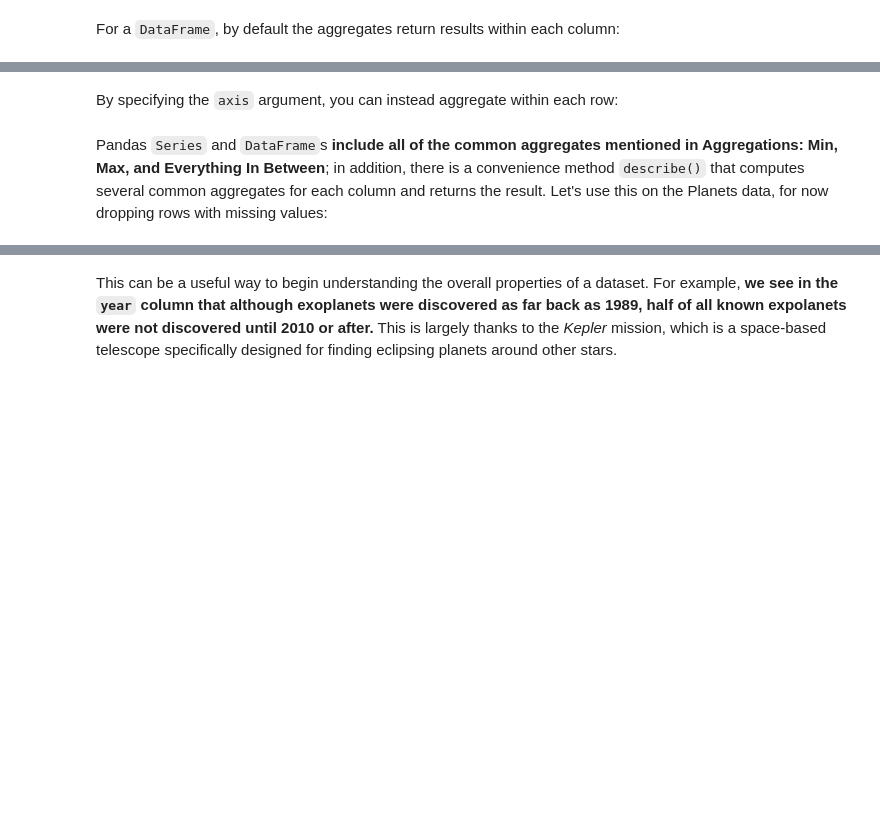
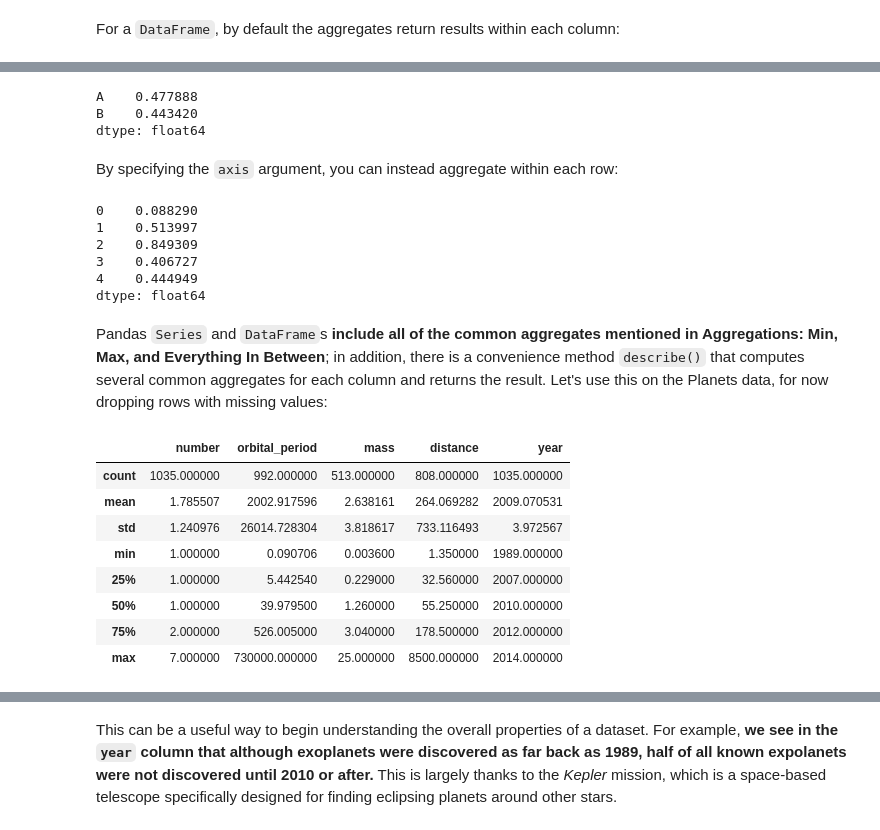
Before and after one commit to Clapiniella/thebridge, a Jupyter notebook: 1_Data_Analysis/semana_7/dia_3/Pandas_AggregationandGrouping.ipynb, the cells around one changed output, grey strips where cells are left out. Cells and saved outputs as stored; diff of their text form; code cells hidden in the pictures; blank space fills up the shorter version.

```diff
--- a/1_Data_Analysis/semana_7/dia_3/Pandas_AggregationandGrouping.ipynb
+++ b/1_Data_Analysis/semana_7/dia_3/Pandas_AggregationandGrouping.ipynb
@@ -20,5 +75,35 @@ For a ``DataFrame``, by default the aggregates return results within each column
+# %%
+df.mean()
+# %% [output]
+A    0.477888
+B    0.443420
+dtype: float64
 # %% [markdown]
 By specifying the ``axis`` argument, you can instead aggregate within each row:
+# %%
+df.mean(axis = 1)
+
+# Equivalente
+df.mean(axis = 'columns')
+# %% [output]
+0    0.088290
+1    0.513997
+2    0.849309
+3    0.406727
+4    0.444949
+dtype: float64
 # %% [markdown]
 Pandas ``Series`` and ``DataFrame``s **include all of the common aggregates mentioned in Aggregations: Min, Max, and Everything In Between**; in addition, there is a convenience method ``describe()`` that computes several common aggregates for each column and returns the result.
 Let's use this on the Planets data, for now dropping rows with missing values:
+# %%
+planets.describe()
+# %% [output]
+|  | number | orbital_period | mass | distance | year |
+| count | 1035.000000 | 992.000000 | 513.000000 | 808.000000 | 1035.000000 |
+| mean | 1.785507 | 2002.917596 | 2.638161 | 264.069282 | 2009.070531 |
+| std | 1.240976 | 26014.728304 | 3.818617 | 733.116493 | 3.972567 |
+| min | 1.000000 | 0.090706 | 0.003600 | 1.350000 | 1989.000000 |
+| 25% | 1.000000 | 5.442540 | 0.229000 | 32.560000 | 2007.000000 |
+| 50% | 1.000000 | 39.979500 | 1.260000 | 55.250000 | 2010.000000 |
+| 75% | 2.000000 | 526.005000 | 3.040000 | 178.500000 | 2012.000000 |
+| max | 7.000000 | 730000.000000 | 25.000000 | 8500.000000 | 2014.000000 |
```
Also changed, not shown: parts of 55 cells of this notebook.
